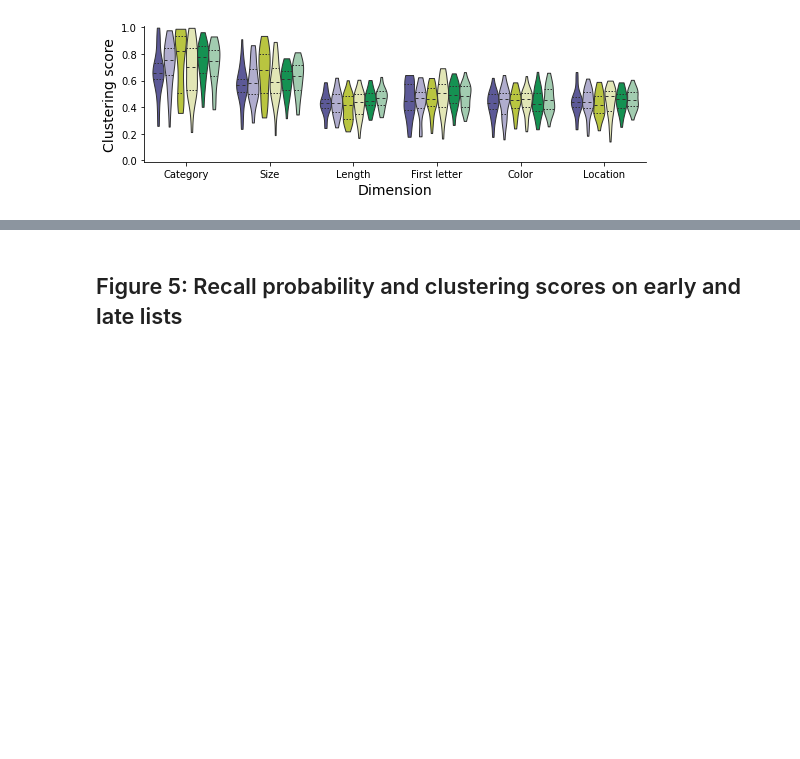
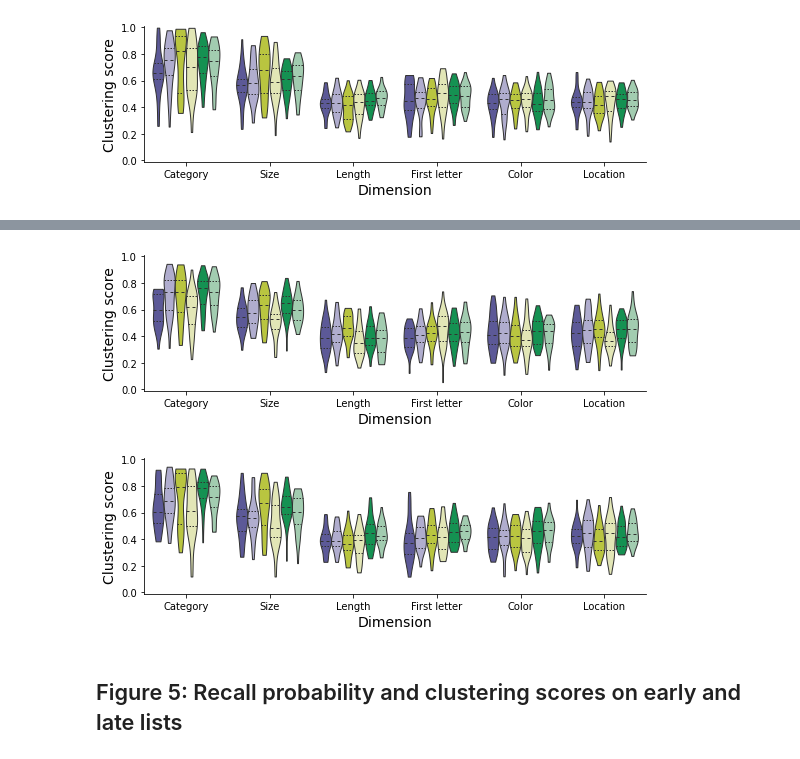
Before and after one commit to ContextLab/FRFR-analyses, a Jupyter notebook: code/create_figures.ipynb, the cells around one changed output, grey strips where cells are left out. Drawn from its saved outputs; the diff is of its cells as text; code cells hidden in the pictures; blank space fills up the shorter version.

```diff
--- a/code/create_figures.ipynb
+++ b/code/create_figures.ipynb
@@ -476,3 +359,10 @@ combo_fingerprint_plot(results['fingerprint'], include_conds=non_adaptive_exclud
+# %%
+ylim = [-0.01, 1.01]
+combo_fingerprint_plot(results['corrected fingerprint'], include_conds=non_adaptive_exclude_random, include_lists='Early', fname='fingerprint_early_nonadaptive', ylim= ylim, figsize=(9, 2.5));
+combo_fingerprint_plot(results['corrected fingerprint'], include_conds=non_adaptive_exclude_random, include_lists='Late', fname='fingerprint_late_nonadaptive', ylim=ylim, figsize=(9, 2.5));
+# %% [output]
+[figure, added]
+[figure, added]
 # %% [markdown]
 ## Figure 5: Recall probability and clustering scores on early and late lists
 # %%
```
Also changed, not shown: parts of 21 cells of this notebook, 13 other files.
